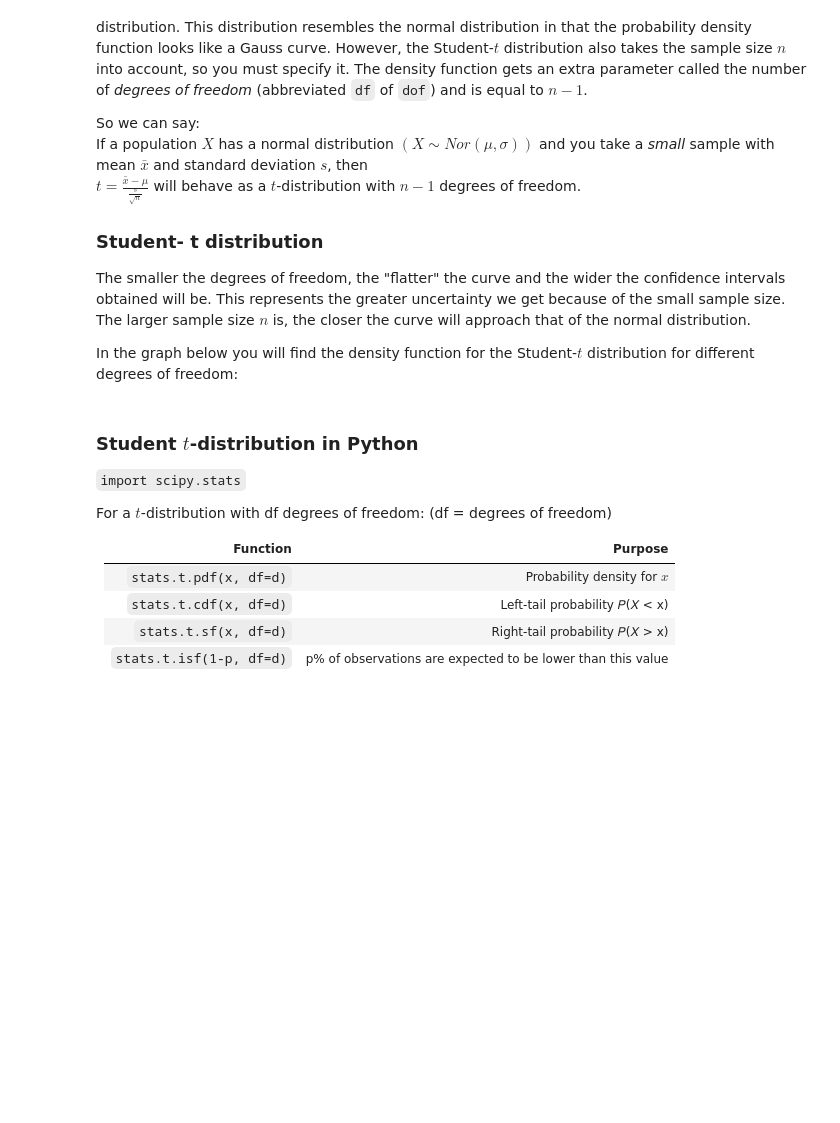
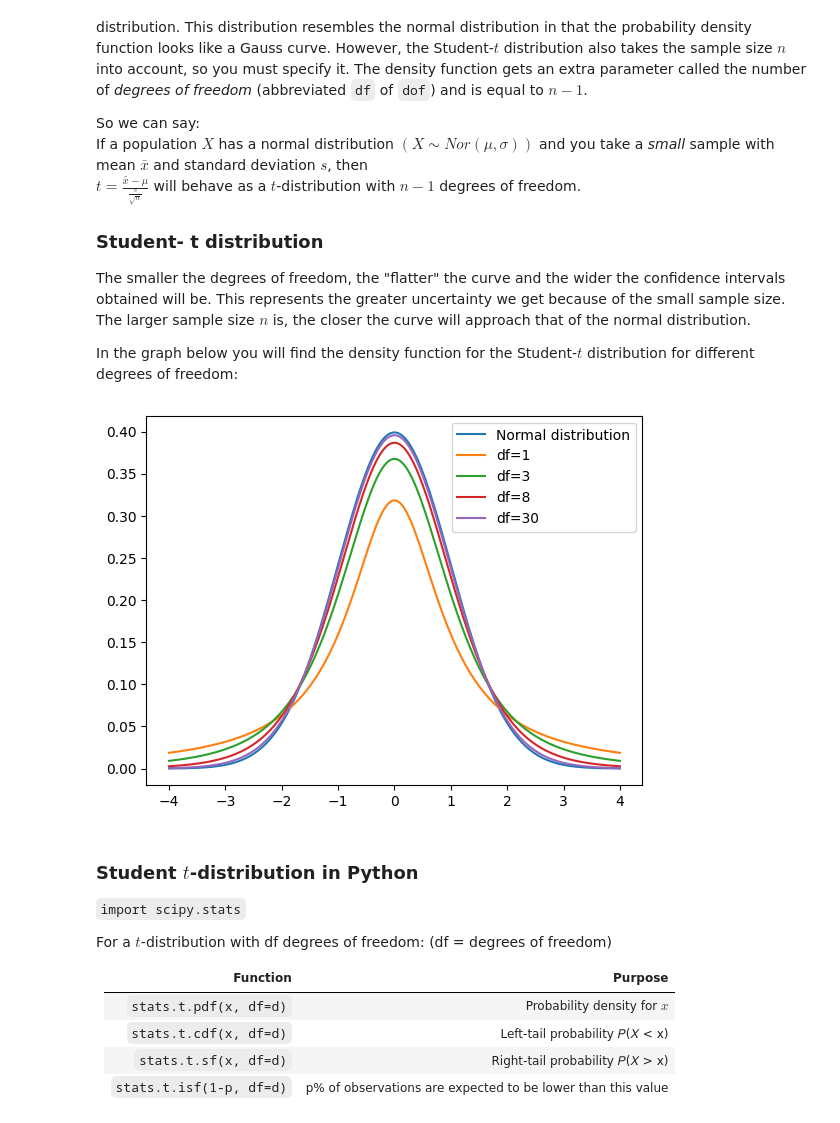
Before and after one commit to BrentVervaet/dsai-labs-bv, a Jupyter notebook: 3-central-limit-testing/3.02-clt-confidence-intervals.ipynb, the cells around one changed output. Cells and saved outputs as stored; diff of their text form; code cells hidden in the pictures; blank space fills up the shorter version.

```diff
--- a/3-central-limit-testing/3.02-clt-confidence-intervals.ipynb
+++ b/3-central-limit-testing/3.02-clt-confidence-intervals.ipynb
@@ -179,14 +275,16 @@ The smaller the degrees of freedom, the "flatter" the curve and the wider the co
 
 In the graph below you will find the density function for the Student-$t$ distribution for different degrees of freedom:
 # %%
-x = np.linspace(-4, +4, num=100)
+x = np.linspace(-4, +4, num=200)
 fig, tplot = plt.subplots(1, 1)
 tplot.plot(x, stats.norm.pdf(x, 0, 1), label="Normal distribution")
 tplot.plot(x, stats.t.pdf(x, 1), label="df=1")
 tplot.plot(x, stats.t.pdf(x, 3), label="df=3")
 tplot.plot(x, stats.t.pdf(x, 8), label="df=8")
 tplot.plot(x, stats.t.pdf(x, 30), label="df=30")
 tplot.legend(loc='best');
+# %% [output]
+[figure, added]
 # %% [markdown]
 ### Student $t$-distribution in Python
 
```
Also changed, not shown: parts of 10 cells of this notebook.
